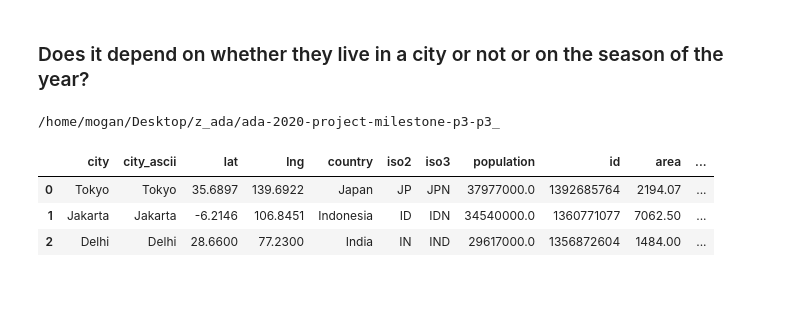
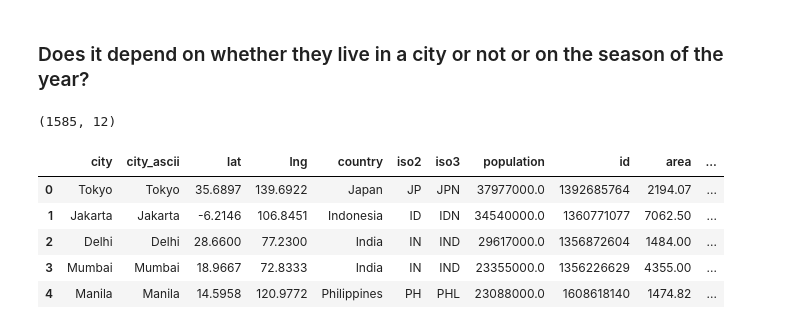
Before and after one commit to epfl-ada/ada-2020-project-milestone-p3-p3_, a Jupyter notebook: Research_question_2.ipynb, the cells around one changed output. Saved outputs shown, nothing was run; the diff lists cells and outputs as text; code cells hidden in the pictures; blank space fills up the shorter version.

```diff
--- a/Research_question_2.ipynb
+++ b/Research_question_2.ipynb
@@ -120,20 +110,18 @@ sns.histplot(data = bk_gw_friends, x = 'checkin_time', hue = 'data', bins = 30);
 #gw_checkins.to_pickle("G_checkins_MS4.pickle")
 # %% [markdown]
 ### Does it depend on whether they live in a city or not or on the season of the year?
-# %%
-# Make a variable for city and plot colored by city
-# Load cities
-%cd "/home/mogan/Desktop/z_ada/ada-2020-project-milestone-p3-p3_"
-
-cities = pd.read_pickle('cities.pickle')
-# %% [output]
-/home/mogan/Desktop/z_ada/ada-2020-project-milestone-p3-p3_
+# %%
+cities.shape
+# %% [output]
+(1585, 12)
 # %%
-cities.head(3)
+cities.head()
 # %% [output]
 |  | city | city_ascii | lat | lng | country | iso2 | iso3 | population | id | area | ... |
 | 0 | Tokyo | Tokyo | 35.6897 | 139.6922 | Japan | JP | JPN | 37977000.0 | 1392685764 | 2194.07 | ... |
 | 1 | Jakarta | Jakarta | -6.2146 | 106.8451 | Indonesia | ID | IDN | 34540000.0 | 1360771077 | 7062.50 | ... |
 | 2 | Delhi | Delhi | 28.6600 | 77.2300 | India | IN | IND | 29617000.0 | 1356872604 | 1484.00 | ... |
+| 3 | Mumbai | Mumbai | 18.9667 | 72.8333 | India | IN | IND | 23355000.0 | 1356226629 | 4355.00 | ... |
+| 4 | Manila | Manila | 14.5958 | 120.9772 | Philippines | PH | PHL | 23088000.0 | 1608618140 | 1474.82 | ... |
 # %%
 bk_checkins_merged.head(3)
```
Also changed, not shown: parts of 12 cells of this notebook, 3 other files.
